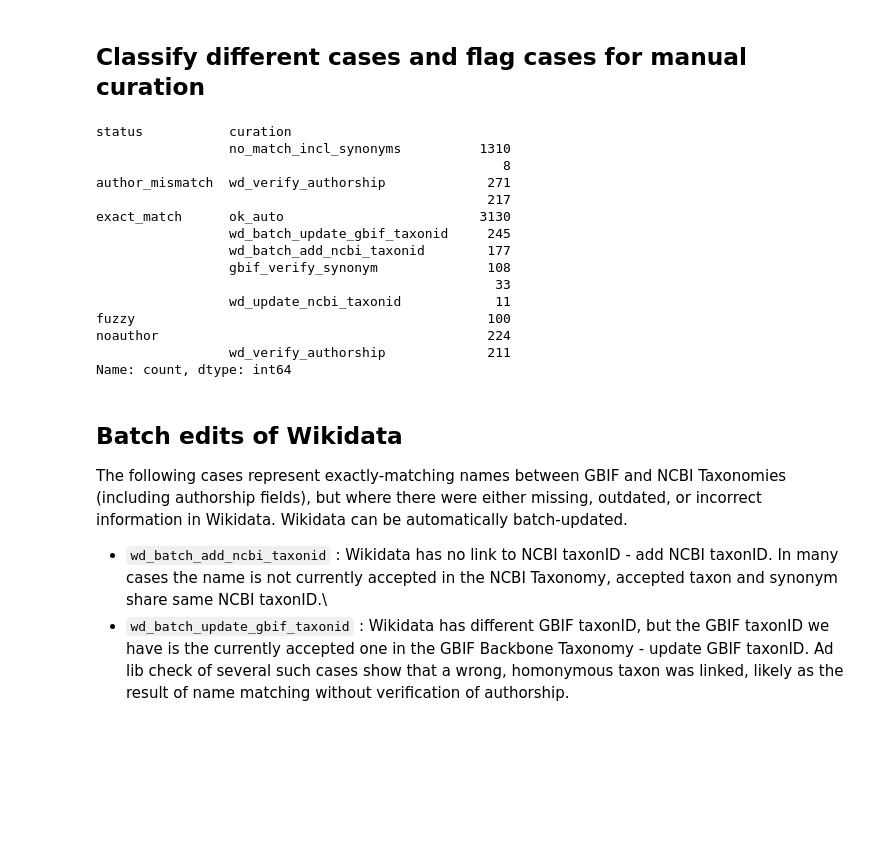
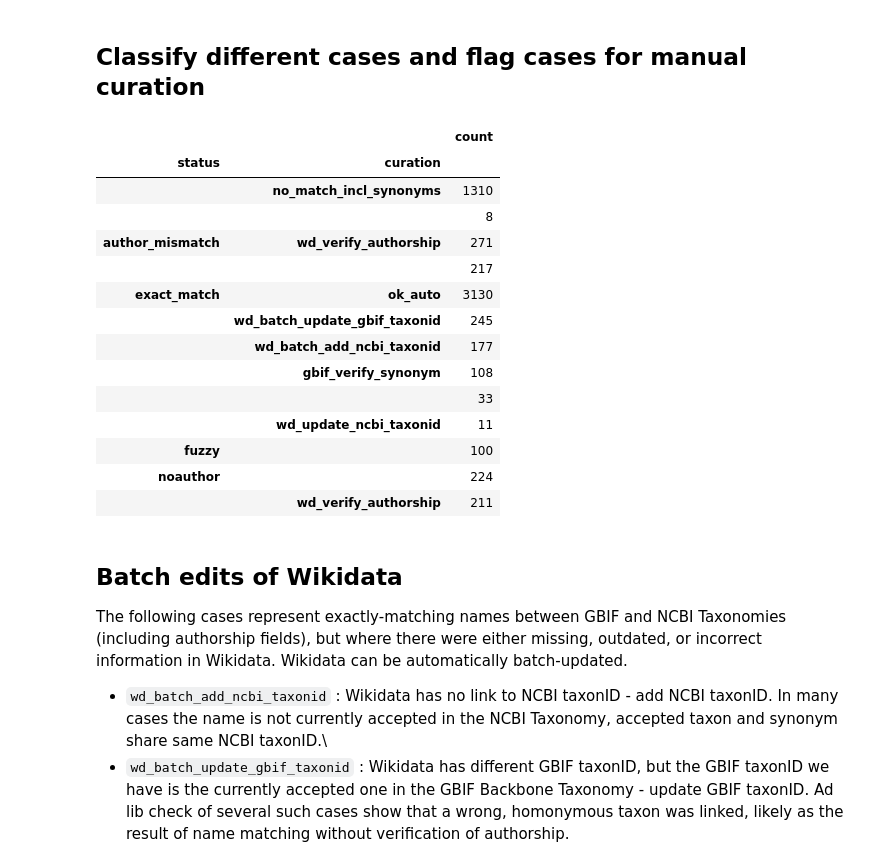
Before and after one commit to monagrland/taxo-harmo, a Jupyter notebook: compare-names.ipynb, the cells around one changed output. Cells and saved outputs as stored; diff of their text form; code cells hidden in the pictures; blank space fills up the shorter version.

```diff
--- a/compare-names.ipynb
+++ b/compare-names.ipynb
@@ -141,20 +143,20 @@ dataset_merged_curr.head()
 # %%
 shortlist = {}
 # Faster to use taxidlineage from new_taxdump than to compute lineages locally
-with open(ncbi_taxidlineage_file, 'r') as fh_in:
+with open(filepaths["ncbi_taxidlineage"], 'r') as fh_in:
     for line in fh_in:
         spl = line.split("\t|\t")
         if len(spl) > 1:
             lineage = spl[1].split(" ")
             if "33090" in lineage: # Viridplantae taxonID
                 shortlist[spl[0]] = { 'lineage' : lineage }
-with open(ncbi_nodes_file, 'r') as fh_in:
+with open(filepaths["ncbi_nodes"], 'r') as fh_in:
     for line in fh_in:
         spl = line.split("\t|\t")
         if len(spl) > 3:
             if spl[0] in shortlist and spl[2] == "species":
                 shortlist[spl[0]]['rank'] = 'species'
-with open(ncbi_names_file, 'r') as fh_in:
+with open(filepaths["ncbi_names"], 'r') as fh_in:
     for line in fh_in:
         spl = line.removesuffix("\t|\n").split("\t|\t")
         if spl[0] in shortlist and 'rank' in shortlist[spl[0]] and shortlist[spl[0]]['rank'] == 'species':
@@ -414,8 +400,12 @@ dataset_merged_unmatched = dataset_merged_upd[dataset_merged_upd['gbif_speciesNa
 # For those species without hits,
 # Fill in gbif_speciesName and taxonomicStatus with the current values corresponding to this taxonID in the GBIF backbone
 dataset_merged_unmatched = pd.merge(
-    left=gbif_backbone[['taxonID','scientificName','taxonomicStatus']].rename(columns={'taxonID' : 'gbif_taxonID', 'scientificName' : 'gbif_speciesName'}),
-    right=dataset_merged_unmatched.drop(['gbif_speciesName', 'gbif_taxonID', 'taxonomicStatus'],axis=1),
+    left=gbif_backbone[['taxonID','scientificName','taxonomicStatus']].rename(
+        columns={'taxonID' : 'gbif_taxonID', 'scientificName' : 'gbif_speciesName'}
+    ),
+    right=dataset_merged_unmatched.drop(
+        ['gbif_speciesName', 'gbif_taxonID', 'taxonomicStatus'],axis=1
+    ),
     left_on="gbif_taxonID",
     right_on="dataset_taxonID",
     how="right",
@@ -551,8 +543,16 @@ gbif_taxonIDs = list(set(dataset_merged_upd['gbif_taxonID']))
 
 wikidata_gbif2ncbi_linked_IDs = query_wikidata_by_taxonIDs(gbif_taxonIDs, "P846", "P685")
 # %%
-gbif2wd = {i['query_taxonID'] : i['wikidata_uri'] for i in wikidata_gbif2ncbi_linked_IDs if 'wikidata_uri' in i}
-gbif2ncbi = {i['query_taxonID'] : i['linked_taxonID_wd'] for i in wikidata_gbif2ncbi_linked_IDs if 'linked_taxonID_wd' in i}
+gbif2wd = {
+    i['query_taxonID'] : i['wikidata_uri']
+    for i in wikidata_gbif2ncbi_linked_IDs
+    if 'wikidata_uri' in i
+}
+gbif2ncbi = {
+    i['query_taxonID'] : i['linked_taxonID_wd']
+    for i in wikidata_gbif2ncbi_linked_IDs
+    if 'linked_taxonID_wd' in i
+}
 
 dataset_merged_upd['gbif_wikidata_uri'] = dataset_merged_upd['gbif_taxonID'].apply(lambda x: gbif2wd[x] if x in gbif2wd else '')
 dataset_merged_upd['ncbi_taxonID_wd'] = dataset_merged_upd['gbif_taxonID'].apply(lambda x: gbif2ncbi[x] if x in gbif2ncbi else '')
@@ -574,8 +574,16 @@ ncbi_taxonIDs = list(set(dataset_merged_upd.query('ncbi_taxonID != "" & gbif_wik
 # %%
 wikidata_ncbi2gbif_linked_IDs = query_wikidata_by_taxonIDs(ncbi_taxonIDs, "P685", "P846")
 # %%
-ncbi2wd = {i['query_taxonID'] : i['wikidata_uri'] for i in wikidata_ncbi2gbif_linked_IDs if 'wikidata_uri' in i}
-ncbi2gbif = {i['query_taxonID'] : i['linked_taxonID_wd'] for i in wikidata_ncbi2gbif_linked_IDs if 'linked_taxonID_wd' in i}
+ncbi2wd = {
+    i['query_taxonID'] : i['wikidata_uri']
+    for i in wikidata_ncbi2gbif_linked_IDs
+    if 'wikidata_uri' in i
+}
+ncbi2gbif = {
+    i['query_taxonID'] : i['linked_taxonID_wd']
+    for i in wikidata_ncbi2gbif_linked_IDs
+    if 'linked_taxonID_wd' in i
+}
 
 dataset_merged_upd['ncbi_wikidata_uri'] = dataset_merged_upd['ncbi_taxonID'].apply(lambda x: ncbi2wd[x] if x in ncbi2wd else '')
 dataset_merged_upd['gbif_taxonID_wd'] = dataset_merged_upd['ncbi_taxonID'].apply(lambda x: ncbi2gbif[x] if x in ncbi2gbif else '')
@@ -641,23 +655,23 @@ df.loc[
     'curation'
 ] = 'gbif_verify_synonym'
 # %%
-df.groupby('status')['curation'].value_counts()
+df.groupby('status')['curation'].value_counts().to_frame()
 # %% [output]
-status           curation
-                 no_match_incl_synonyms          1310
-                                                    8
-author_mismatch  wd_verify_authorship             271
-                                                  217
-exact_match      ok_auto                         3130
-                 wd_batch_update_gbif_taxonid     245
-                 wd_batch_add_ncbi_taxonid        177
-                 gbif_verify_synonym              108
-                                                   33
-                 wd_update_ncbi_taxonid            11
-fuzzy                                             100
-noauthor                                          224
-                 wd_verify_authorship             211
-Name: count, dtype: int64
+|  |  | count |
+| status | curation |  |
+|  | no_match_incl_synonyms | 1310 |
+|  |  | 8 |
+| author_mismatch | wd_verify_authorship | 271 |
+|  |  | 217 |
+| exact_match | ok_auto | 3130 |
+|  | wd_batch_update_gbif_taxonid | 245 |
+|  | wd_batch_add_ncbi_taxonid | 177 |
+|  | gbif_verify_synonym | 108 |
+|  |  | 33 |
+|  | wd_update_ncbi_taxonid | 11 |
+| fuzzy |  | 100 |
+| noauthor |  | 224 |
+|  | wd_verify_authorship | 211 |
 # %%
 # Export to TSV files
 
```
Also changed, not shown: parts of 19 cells of this notebook, 2 other files.
